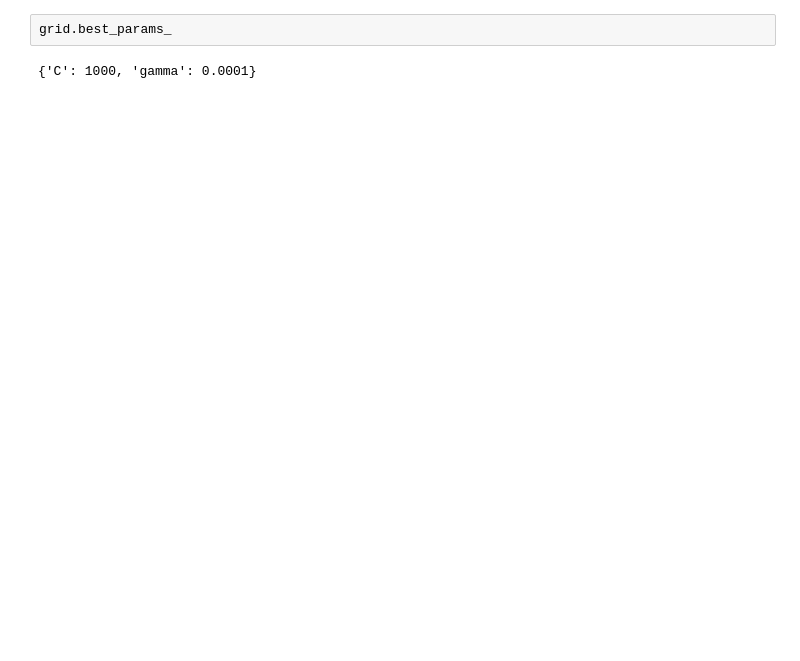
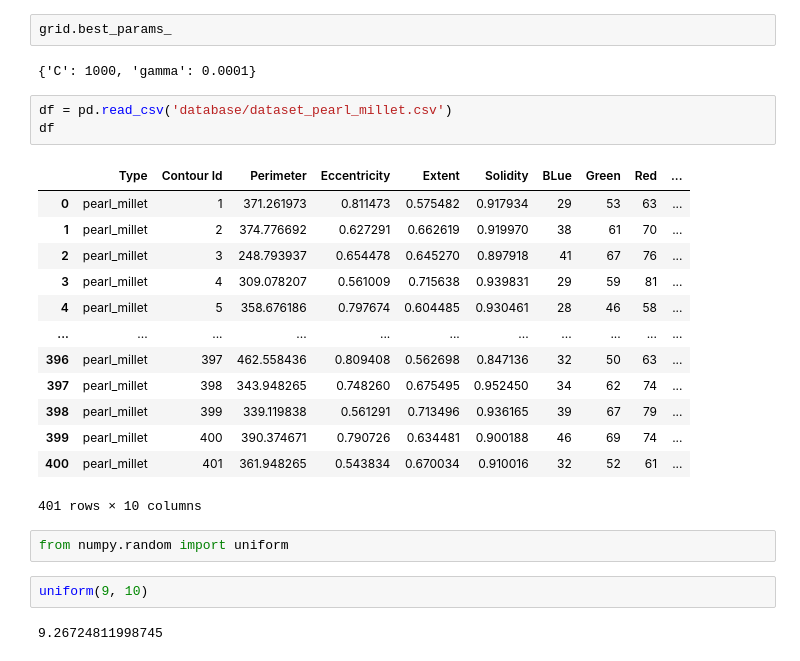
Before and after one commit to nikhiljerry29/Final-Year-Project, a Jupyter notebook: FPY Workbook.ipynb, the cells around one changed output. Saved outputs shown, nothing was run; the diff lists cells and outputs as text; blank space fills up the shorter version.

```diff
--- a/FPY Workbook.ipynb
+++ b/FPY Workbook.ipynb
@@ -271,3 +246,26 @@ Fitting 3 folds for each of 25 candidates, totalling 75 fits
 grid.best_params_
 # %% [output]
 {'C': 1000, 'gamma': 0.0001}
+# %%
+df = pd.read_csv('database/dataset_pearl_millet.csv')
+df
+# %% [output]
+|  | Type | Contour Id | Perimeter | Eccentricity | Extent | Solidity | BLue | Green | Red | ... |
+| 0 | pearl_millet | 1 | 371.261973 | 0.811473 | 0.575482 | 0.917934 | 29 | 53 | 63 | ... |
+| 1 | pearl_millet | 2 | 374.776692 | 0.627291 | 0.662619 | 0.919970 | 38 | 61 | 70 | ... |
+| 2 | pearl_millet | 3 | 248.793937 | 0.654478 | 0.645270 | 0.897918 | 41 | 67 | 76 | ... |
+| 3 | pearl_millet | 4 | 309.078207 | 0.561009 | 0.715638 | 0.939831 | 29 | 59 | 81 | ... |
+| 4 | pearl_millet | 5 | 358.676186 | 0.797674 | 0.604485 | 0.930461 | 28 | 46 | 58 | ... |
+| ... | ... | ... | ... | ... | ... | ... | ... | ... | ... | ... |
+| 396 | pearl_millet | 397 | 462.558436 | 0.809408 | 0.562698 | 0.847136 | 32 | 50 | 63 | ... |
+| 397 | pearl_millet | 398 | 343.948265 | 0.748260 | 0.675495 | 0.952450 | 34 | 62 | 74 | ... |
+| 398 | pearl_millet | 399 | 339.119838 | 0.561291 | 0.713496 | 0.936165 | 39 | 67 | 79 | ... |
+| 399 | pearl_millet | 400 | 390.374671 | 0.790726 | 0.634481 | 0.900188 | 46 | 69 | 74 | ... |
+| 400 | pearl_millet | 401 | 361.948265 | 0.543834 | 0.670034 | 0.910016 | 32 | 52 | 61 | ... |
+401 rows × 10 columns
+# %%
+from numpy.random import uniform
+# %%
+uniform(9, 10)
+# %% [output]
+9.26724811998745
```
Also changed, not shown: parts of 13 cells of this notebook, 17 other files.
